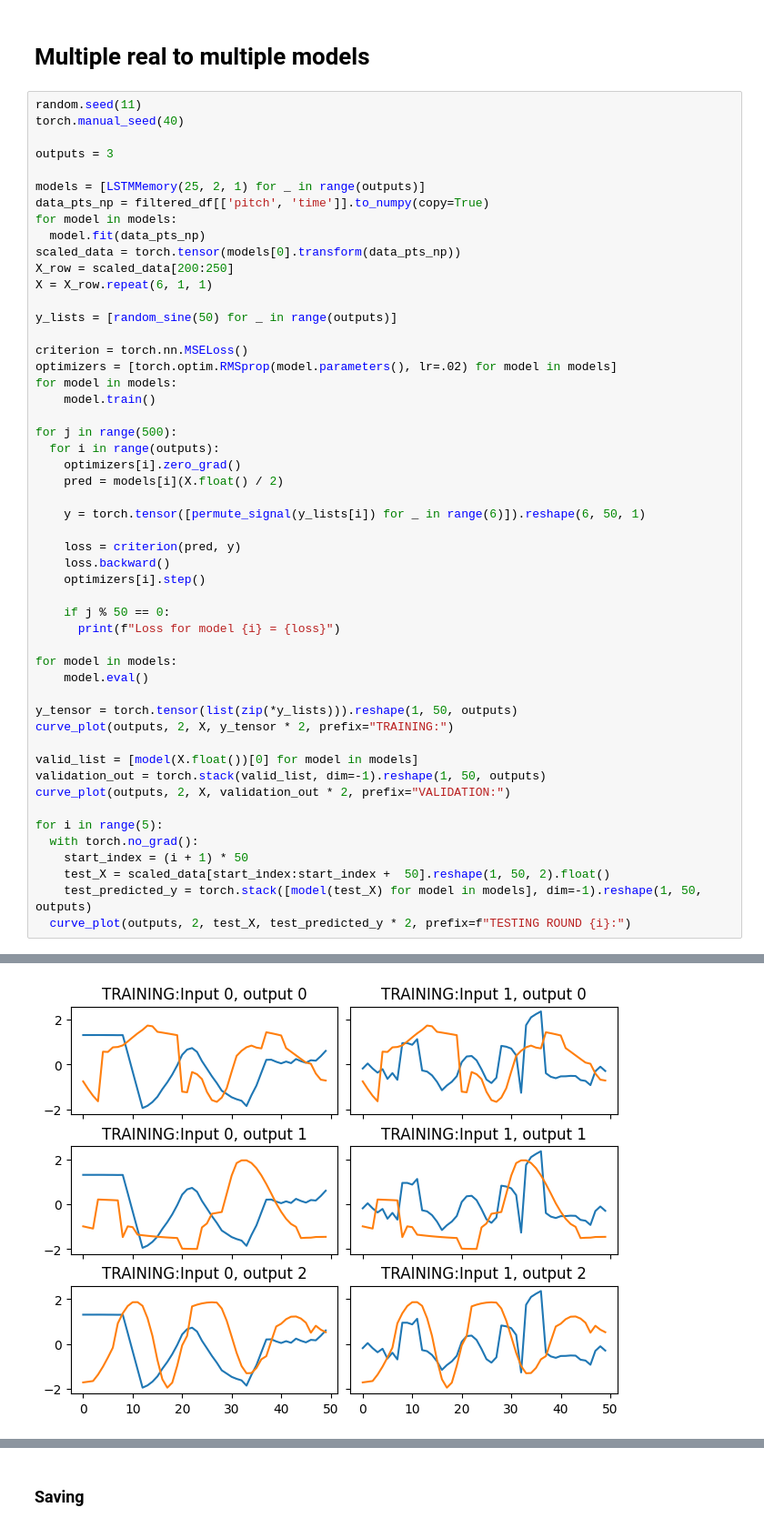
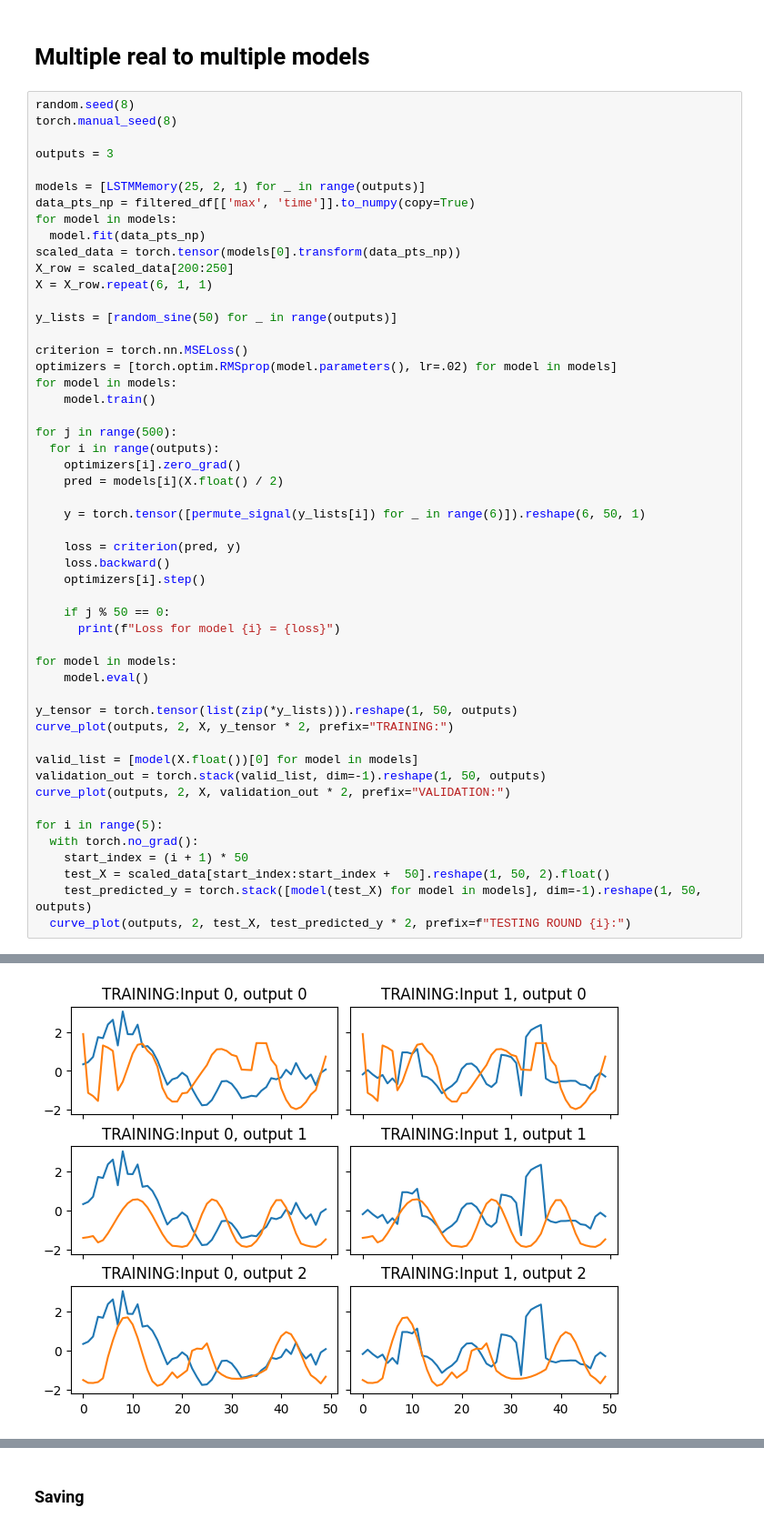
Before and after one commit to trian-gles/aloof-machine, a Jupyter notebook: RNN_IMPROV.ipynb, the cells around one changed output, grey strips where cells are left out. Shown at 91% size. Saved outputs shown, nothing was run; the diff lists cells and outputs as text.

```diff
--- a/RNN_IMPROV.ipynb
+++ b/RNN_IMPROV.ipynb
@@ -479,13 +479,13 @@ tensor([[1., 4.],
 # %% [markdown]
 # Multiple real to multiple models
 # %%
-random.seed(11)
-torch.manual_seed(40)
+random.seed(8)
+torch.manual_seed(8)
 
 outputs = 3
 
 models = [LSTMMemory(25, 2, 1) for _ in range(outputs)]
-data_pts_np = filtered_df[['pitch', 'time']].to_numpy(copy=True)
+data_pts_np = filtered_df[['max', 'time']].to_numpy(copy=True)
 for model in models:
   model.fit(data_pts_np)
 scaled_data = torch.tensor(models[0].transform(data_pts_np))
@@ -549,3 +549,3 @@ Loss for model 2 = 0.2274128794670105
 Blue inputs, orange outputs
-[figure, old version]
+[figure, new version]
 Blue inputs, orange outputs
```
Also changed, not shown: parts of 2 cells of this notebook, 7 other files.
